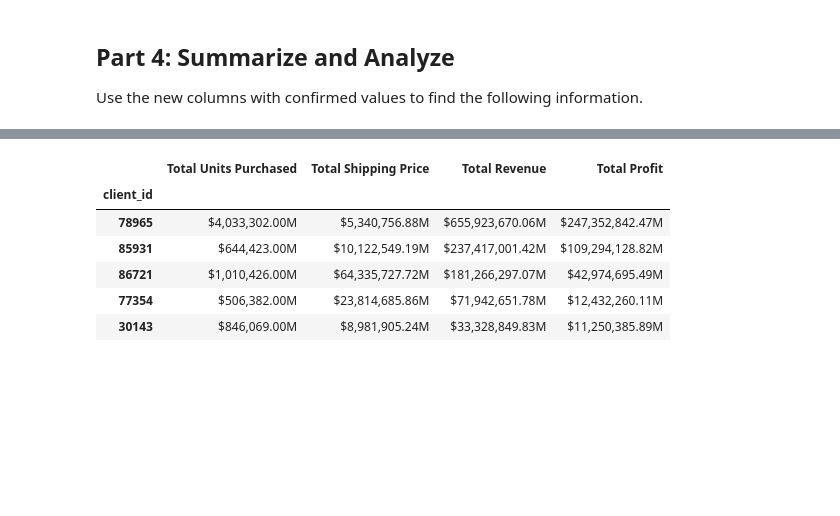
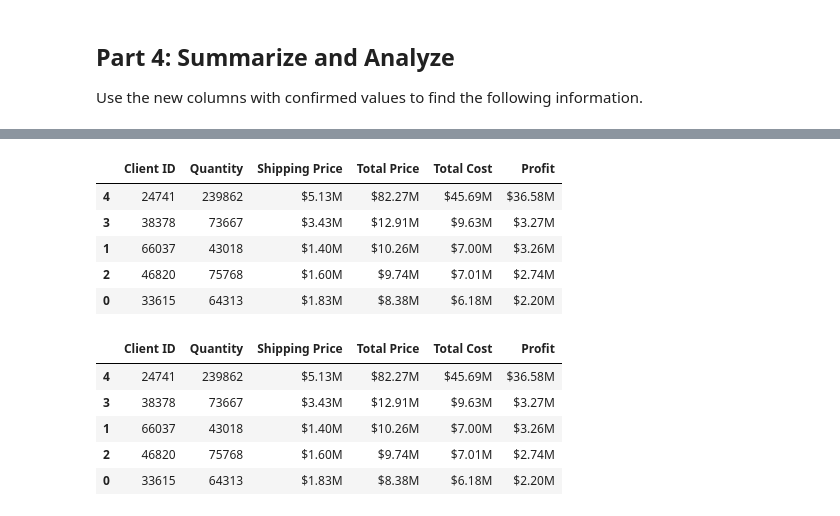
Before and after one commit to rwlankford/pandas-challenge-1, a Jupyter notebook: module_4_challenge.ipynb, the cells around one changed output, grey strips where cells are left out. Drawn from its saved outputs; the diff is of its cells as text; code cells hidden in the pictures; blank space fills up the shorter version.

```diff
--- a/module_4_challenge.ipynb
+++ b/module_4_challenge.ipynb
@@ -7,7 +7,7 @@ import pandas as pd
 
 df = pd.read_csv('Resources/client_dataset.csv')
 
-pd.options.display.float_format = '{:.2f}'.format
+#pd.options.display.float_format = '{:.2f}'.format
 
 df.head()
 # %% [output]
@@ -252,10 +238,10 @@ Order ID 6128929 had a total price of \$923,441.25
 Use the new columns with confirmed values to find the following information.
 # %%
 # How much did each of the top 5 clients by quantity spend? Check your work from Part 1 for client ids.
-sorted_qty_df = df.sort_values(by='qty', ascending=False)
-highest_qty_client_list = sorted_qty_df['client_id'].head(5).tolist()
+def client_spend(client_id, column):
+    clientid_df = df.loc[df['client_id'] == client_id, column]
+    return round(clientid_df.sum(), 2)
 
-client_spend = df[df['client_id'].apply(lambda x: x in highest_qty_client_list)].groupby('client_id')['Total Price'].sum()
-client_spend_currency = client_spend.map('${:,.2f}'.format)
-client_spend_currency
+for client_id in top_clients_list:
+    print(f"{client_id}: ${client_spend(client_id, 'Total Price')}")
 # %% [output]
@@ -269,20 +253,11 @@ Name: Total Price, dtype: object
 # %%
 # Create a summary DataFrame showing the totals for the for the top 5 clients with the following information:
 # total units purchased, total shipping price, total revenue, and total profit. Sort by total profit.
+client_dict = {'client_id' : top_clients_list}
+columns = ['qty', 'Shipping Price', 'Total Price', 'Total Cost', 'Profit']
+for clients in columns:
+    client_dict[clients] = [client_spend(client_id, clients) for client_id in top_clients_list]
 
-# Filter the DataFrame for the top 5 clients
-top_5_client_df = df[df['client_id'].apply(lambda x: x in highest_qty_client_list)]
-
-# Calculate total units purchased, total shipping price, total revenue, and total profit for each client
-client_totals = top_5_client_df.groupby('client_id').agg(
-    total_units_purchased=('qty', 'sum'),
-    total_shipping_price=('Shipping Price', 'sum'),
-    total_revenue=('Total Price', 'sum'),
-    total_profit=('Profit', 'sum')
-)
-
-# Sort the summary DataFrame by total profit
-summary_df = client_totals.sort_values(by='total_profit', ascending=False)
-
+summary_df = pd.DataFrame(client_dict).sort_values('Profit', ascending=False)
 summary_df
 # %% [output]
@@ -296,24 +270,34 @@ summary_df
 # %%
 # Format the data and rename the columns to names suitable for presentation. Currency should be in millions of dollars.
+currency_columns = ["Total Price", "Shipping Price", "Total Cost", "Profit"]
+
+def set_millions(amount):
+    return f"${amount/1000000:.2f}M"
+
+for cur in currency_columns:
+    summary_df[cur] = summary_df[cur].apply(set_millions)
 
 summary_df = summary_df.rename(columns={
-    'total_units_purchased': 'Total Units Purchased',
-    'total_shipping_price': 'Total Shipping Price',
-    'total_revenue': 'Total Revenue',
-    'total_profit': 'Total Profit'
+    'client_id' : 'Client ID',
+    'qty' : 'Quantity'
 })
 
-summary_df=summary_df.applymap("${:,.2f}M".format)
 
 summary_df
 # %% [output]
-|  | Total Units Purchased | Total Shipping Price | Total Revenue | Total Profit |
-| client_id |  |  |  |  |
-| 78965 | $4,033,302.00M | $5,340,756.88M | $655,923,670.06M | $247,352,842.47M |
-| 85931 | $644,423.00M | $10,122,549.19M | $237,417,001.42M | $109,294,128.82M |
-| 86721 | $1,010,426.00M | $64,335,727.72M | $181,266,297.07M | $42,974,695.49M |
-| 77354 | $506,382.00M | $23,814,685.86M | $71,942,651.78M | $12,432,260.11M |
-| 30143 | $846,069.00M | $8,981,905.24M | $33,328,849.83M | $11,250,385.89M |
+|  | Client ID | Quantity | Shipping Price | Total Price | Total Cost | Profit |
+| 4 | 24741 | 239862 | $5.13M | $82.27M | $45.69M | $36.58M |
+| 3 | 38378 | 73667 | $3.43M | $12.91M | $9.63M | $3.27M |
+| 1 | 66037 | 43018 | $1.40M | $10.26M | $7.00M | $3.26M |
+| 2 | 46820 | 75768 | $1.60M | $9.74M | $7.01M | $2.74M |
+| 0 | 33615 | 64313 | $1.83M | $8.38M | $6.18M | $2.20M |
 # %%
 # Sort the updated data by "Total Profit" form highest to lowest
-# The df is already formatted this way.
+summary_df.sort_values(by='Profit', ascending=False)
+# %% [output]
+|  | Client ID | Quantity | Shipping Price | Total Price | Total Cost | Profit |
+| 4 | 24741 | 239862 | $5.13M | $82.27M | $45.69M | $36.58M |
+| 3 | 38378 | 73667 | $3.43M | $12.91M | $9.63M | $3.27M |
+| 1 | 66037 | 43018 | $1.40M | $10.26M | $7.00M | $3.26M |
+| 2 | 46820 | 75768 | $1.60M | $9.74M | $7.01M | $2.74M |
+| 0 | 33615 | 64313 | $1.83M | $8.38M | $6.18M | $2.20M |
```
Also changed, not shown: parts of 5 cells of this notebook.
